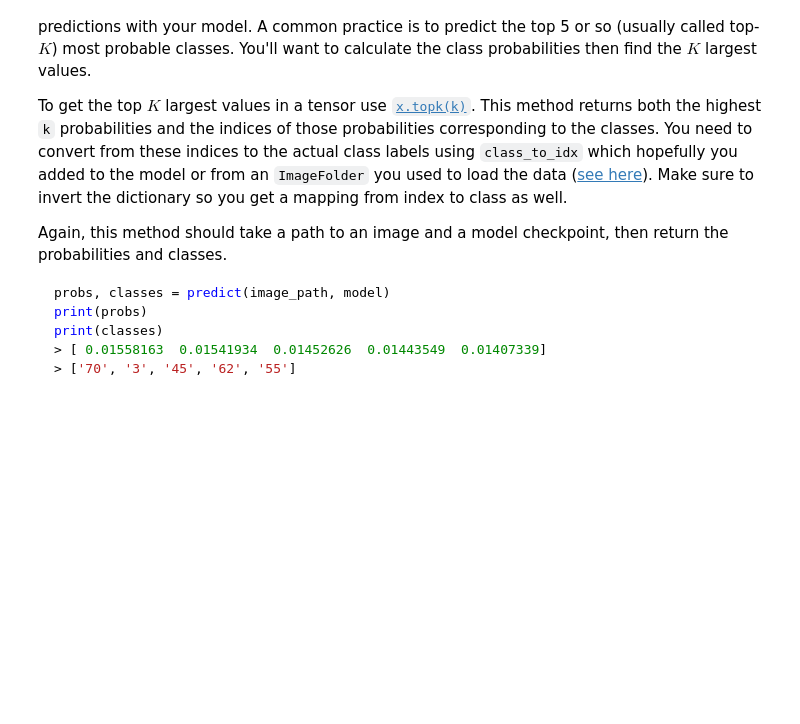
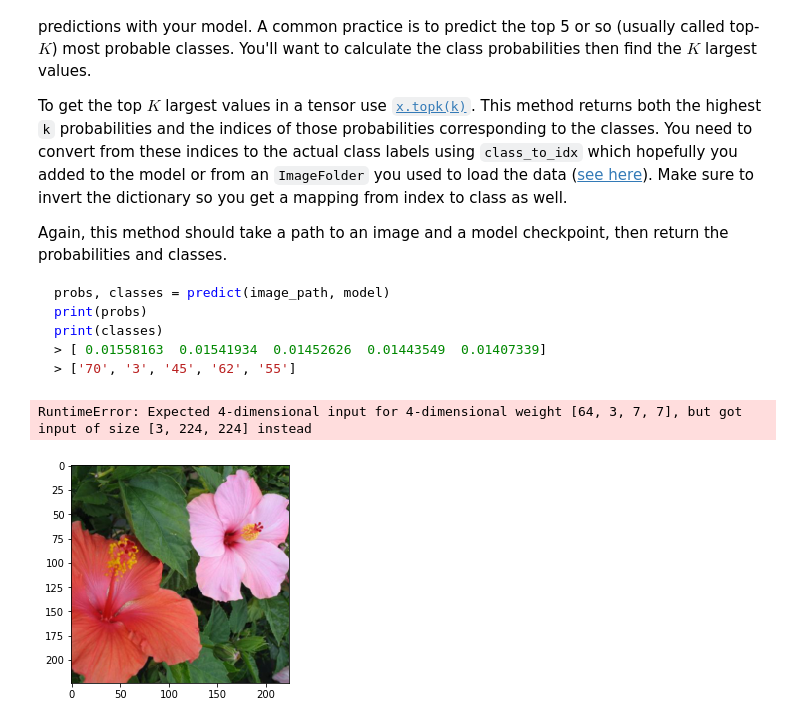
Before and after one commit to samlexrod/flower_classifier_project, a Jupyter notebook: Image Classifier Project.ipynb, the cells around one changed output. Drawn from its saved outputs; the diff is of its cells as text; code cells hidden in the pictures; blank space fills up the shorter version.

````diff
--- a/Image Classifier Project.ipynb
+++ b/Image Classifier Project.ipynb
@@ -266,9 +290,3 @@ print(classes)
 > [ 0.01558163  0.01541934  0.01452626  0.01443549  0.01407339]
 > ['70', '3', '45', '62', '55']
 ```
-# %%
-def predict(image_path, model, topk=5):
-    ''' Predict the class (or classes) of an image using a trained deep learning model.
-    '''
-
-    # TODO: Implement the code to predict the class from an image file
@@ -274,0 +297,37 @@ def predict(image_path, model, topk=5):
+# %%
+import random
+def predict(dataloader, model, topk=5):
+    with torch.no_grad():
+
+        # setting model and data
+        model.to(device)
+        images, labels = next(iter(dataloader))
+        images, labels = images.to(device), labels.to(device)
+
+        # selecting one random image
+        random_image_idx = random.randint(0, len(labels)-1)
+        selected_image = images[random_image_idx]
+        imshow(selected_image.to('cpu'))
+
+        output= model.forward(selected_image)
+        prob = torch.exp(output)
+
+        topk_prob = prob.topk(5)
+
+        probs = topk_prob[0]
+
+        classes = topk_prob[1]
+        classes = classes.to('cpu').numpy().reshape(-1,)
+
+        index_to_class = {val: key for key, val in model.class_to_idx.items()}
+        top_classes = [index_to_class[each] for each in classes]
+
+        print(probs)
+        print(top_classes)
+
+        return probs, top_classes
+# %%
+probs_extract, class_extract = predict(dataloaders, model)
+# %% [output]
+RuntimeError: Expected 4-dimensional input for 4-dimensional weight [64, 3, 7, 7], but got input of size [3, 224, 224] instead
+[figure, added]
````
Also changed, not shown: parts of 10 cells of this notebook, 1 other file.
